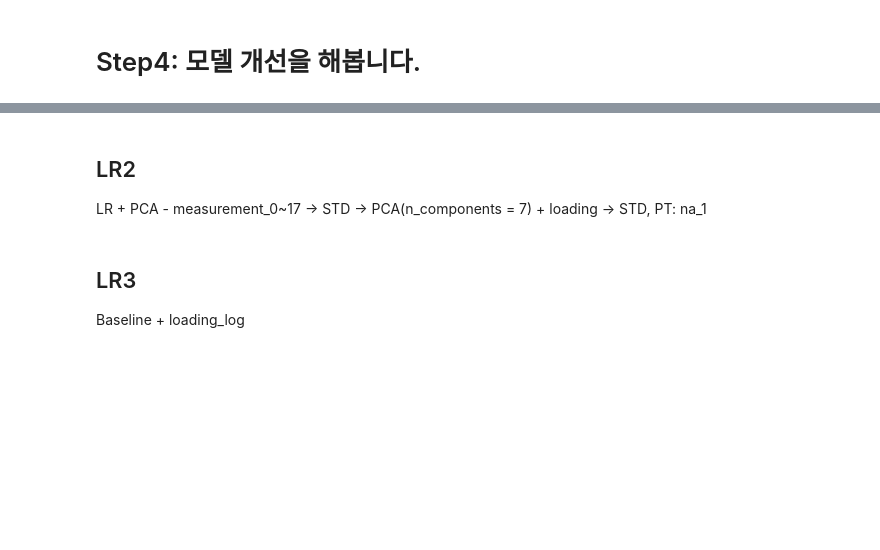
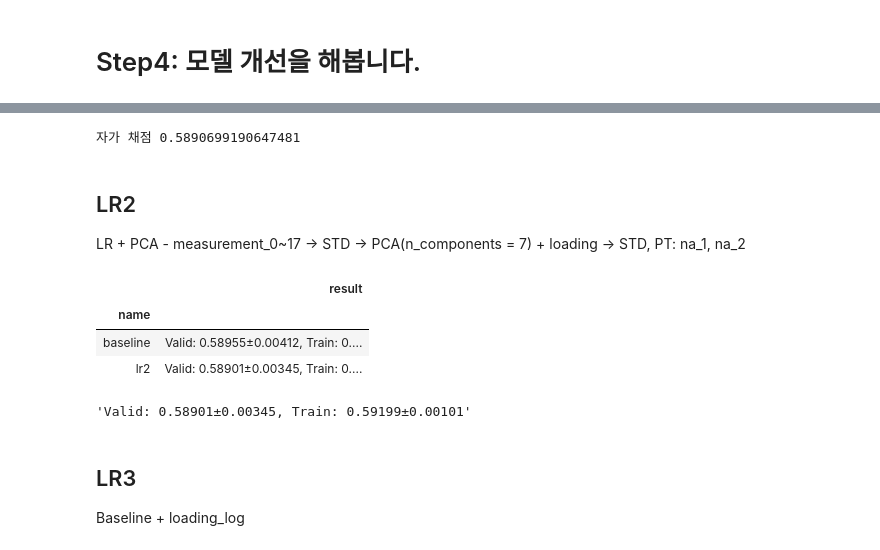
Before and after one commit to sunkusun9/DS_lv3_2506_2, a Jupyter notebook: sec_ds_lv3_prob1_kaggle.ipynb, the cells around one changed output, grey strips where cells are left out. Saved outputs shown, nothing was run; the diff lists cells and outputs as text; code cells hidden in the pictures; blank space fills up the shorter version.

```diff
--- a/sec_ds_lv3_prob1_kaggle.ipynb
+++ b/sec_ds_lv3_prob1_kaggle.ipynb
@@ -234,7 +319,28 @@ print('자가 채점', roc_auc_score(s_kaggle_ans, prd))
+# %%
+prd = select_model(clf_lr)
+print('자가 채점', roc_auc_score(s_kaggle_ans, prd))
+# %% [output]
+자가 채점 0.5890699190647481
 # %% [markdown]
 ## LR2
 
-LR + PCA - measurement_0~17 -> STD -> PCA(n_components = 7) + loading -> STD,  PT: na_1
+LR + PCA - measurement_0~17 -> STD -> PCA(n_components = 7) + loading -> STD,  PT: na_1, na_2
+# %%
+from sklearn.decomposition import PCA
+
+ct = ColumnTransformer([
+    ('std_pca', make_pipeline(StandardScaler(), PCA(n_components = 7)), ['measurement_{}'.format(i) for i in range(0, 18)]),
+    ('std', StandardScaler(), ['loading']),
+    ('pt', 'passthrough', ['na_1', 'na_2'])
+])
+clf_lr2 = make_pipeline(ct, LogisticRegression(solver = 'lbfgs', C = 0.03))
+eval_model('lr2', clf_lr2)
+# %% [output]
+|  | result |
+| name |  |
+| baseline | Valid: 0.58955±0.00412, Train: 0.... |
+| lr2 | Valid: 0.58901±0.00345, Train: 0.... |
+'Valid: 0.58901±0.00345, Train: 0.59199±0.00101'
 # %% [markdown]
 ## LR3
 
```
Also changed, not shown: parts of 18 cells of this notebook.
